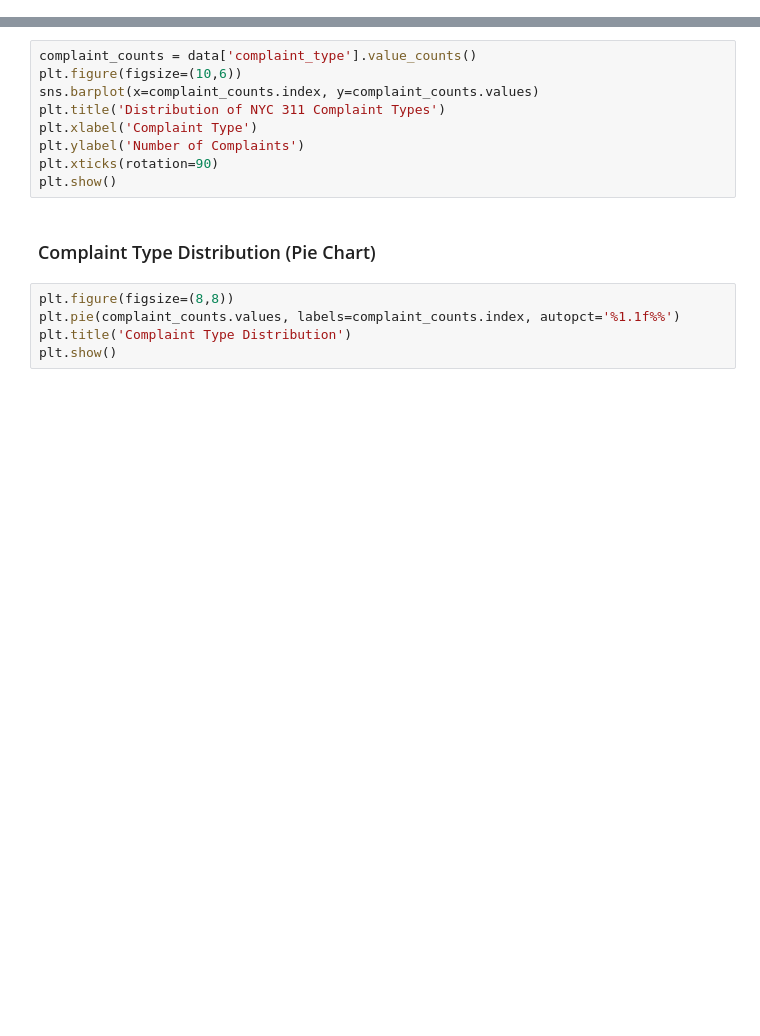
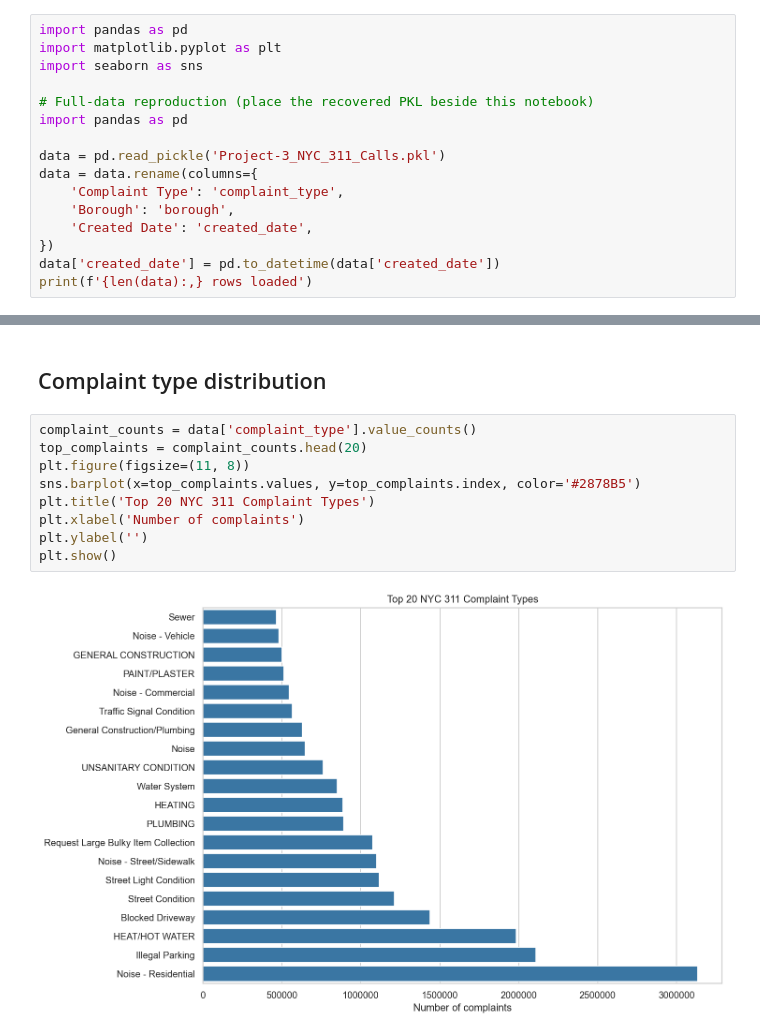
Before and after one commit to Riccia-Liang/Business_Analytics, a Jupyter notebook: NYC_311_Complaint_Type_Distribution_Visualization.ipynb, the cells around one changed output, grey strips where cells are left out. Cells and saved outputs as stored; diff of their text form; blank space fills up the shorter version.

```diff
--- a/NYC_311_Complaint_Type_Distribution_Visualization.ipynb
+++ b/NYC_311_Complaint_Type_Distribution_Visualization.ipynb
@@ -27,0 +18,16 @@ data.dropna(inplace=True)
+# %%
+import pandas as pd
+import matplotlib.pyplot as plt
+import seaborn as sns
+
+# Full-data reproduction (place the recovered PKL beside this notebook)
+import pandas as pd
+
+data = pd.read_pickle('Project-3_NYC_311_Calls.pkl')
+data = data.rename(columns={
+    'Complaint Type': 'complaint_type',
+    'Borough': 'borough',
+    'Created Date': 'created_date',
+})
+data['created_date'] = pd.to_datetime(data['created_date'])
+print(f'{len(data):,} rows loaded')
@@ -28,18 +52,13 @@ data.dropna(inplace=True)
+# %% [markdown]
+## Complaint type distribution
 # %%
 complaint_counts = data['complaint_type'].value_counts()
-plt.figure(figsize=(10,6))
-sns.barplot(x=complaint_counts.index, y=complaint_counts.values)
-plt.title('Distribution of NYC 311 Complaint Types')
-plt.xlabel('Complaint Type')
-plt.ylabel('Number of Complaints')
-plt.xticks(rotation=90)
+top_complaints = complaint_counts.head(20)
+plt.figure(figsize=(11, 8))
+sns.barplot(x=top_complaints.values, y=top_complaints.index, color='#2878B5')
+plt.title('Top 20 NYC 311 Complaint Types')
+plt.xlabel('Number of complaints')
+plt.ylabel('')
 plt.show()
+# %% [output]
+[figure, added]
-# %% [markdown]
-
-
-### Complaint Type Distribution (Pie Chart)
-# %%
-plt.figure(figsize=(8,8))
-plt.pie(complaint_counts.values, labels=complaint_counts.index, autopct='%1.1f%%')
-plt.title('Complaint Type Distribution')
-plt.show()
```
Also changed, not shown: parts of 21 cells of this notebook, 2 other files.
